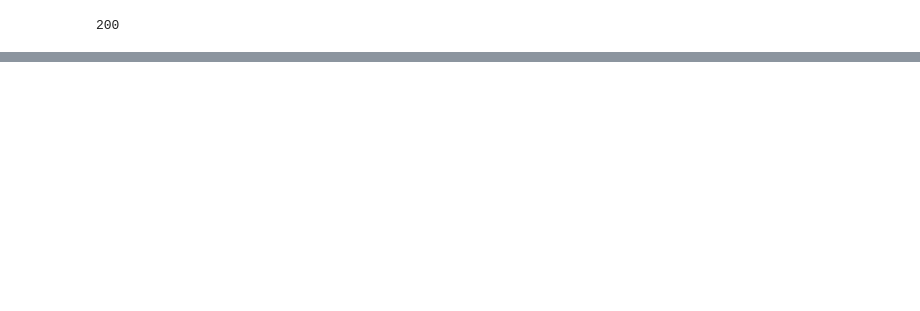
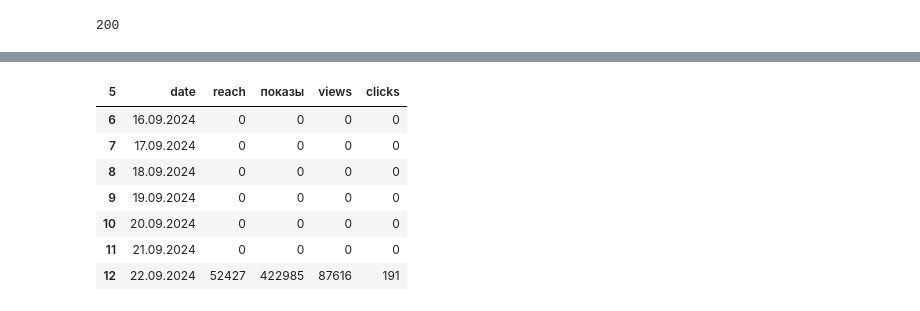
Before and after one commit to aget777/yandex_disk_parser, a Jupyter notebook: test_file.ipynb, the cells around one changed output, grey strips where cells are left out. Drawn from its saved outputs; the diff is of its cells as text; code cells hidden in the pictures; blank space fills up the shorter version.

```diff
--- a/test_file.ipynb
+++ b/test_file.ipynb
@@ -132,0 +191,11 @@ df = pd.read_excel(BytesIO(data_link), sheet_name='15s', usecols=cols_range, hea
+# %%
+df
+# %% [output]
+| 5 | date | reach | показы | views | clicks |
+| 6 | 16.09.2024 | 0 | 0 | 0 | 0 |
+| 7 | 17.09.2024 | 0 | 0 | 0 | 0 |
+| 8 | 18.09.2024 | 0 | 0 | 0 | 0 |
+| 9 | 19.09.2024 | 0 | 0 | 0 | 0 |
+| 10 | 20.09.2024 | 0 | 0 | 0 | 0 |
+| 11 | 21.09.2024 | 0 | 0 | 0 | 0 |
+| 12 | 22.09.2024 | 52427 | 422985 | 87616 | 191 |
```
Also changed, not shown: parts of 20 cells of this notebook, 3 other files.
